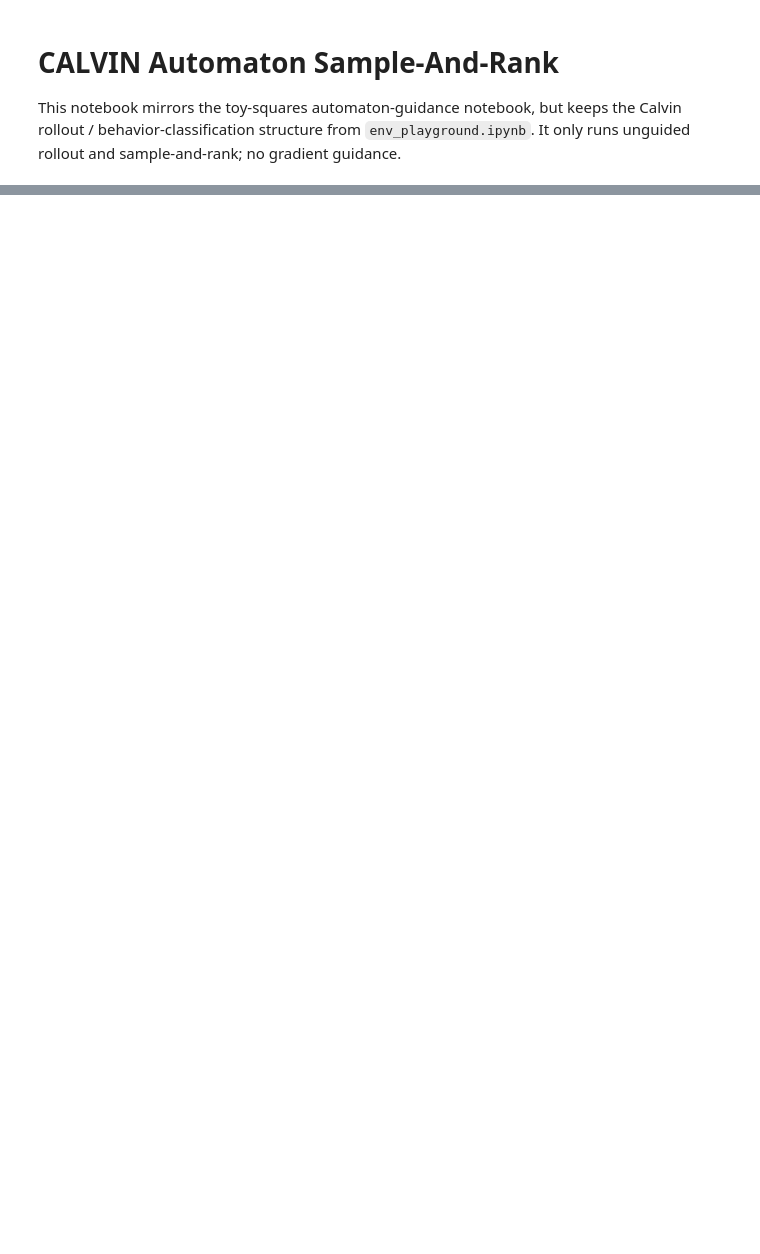
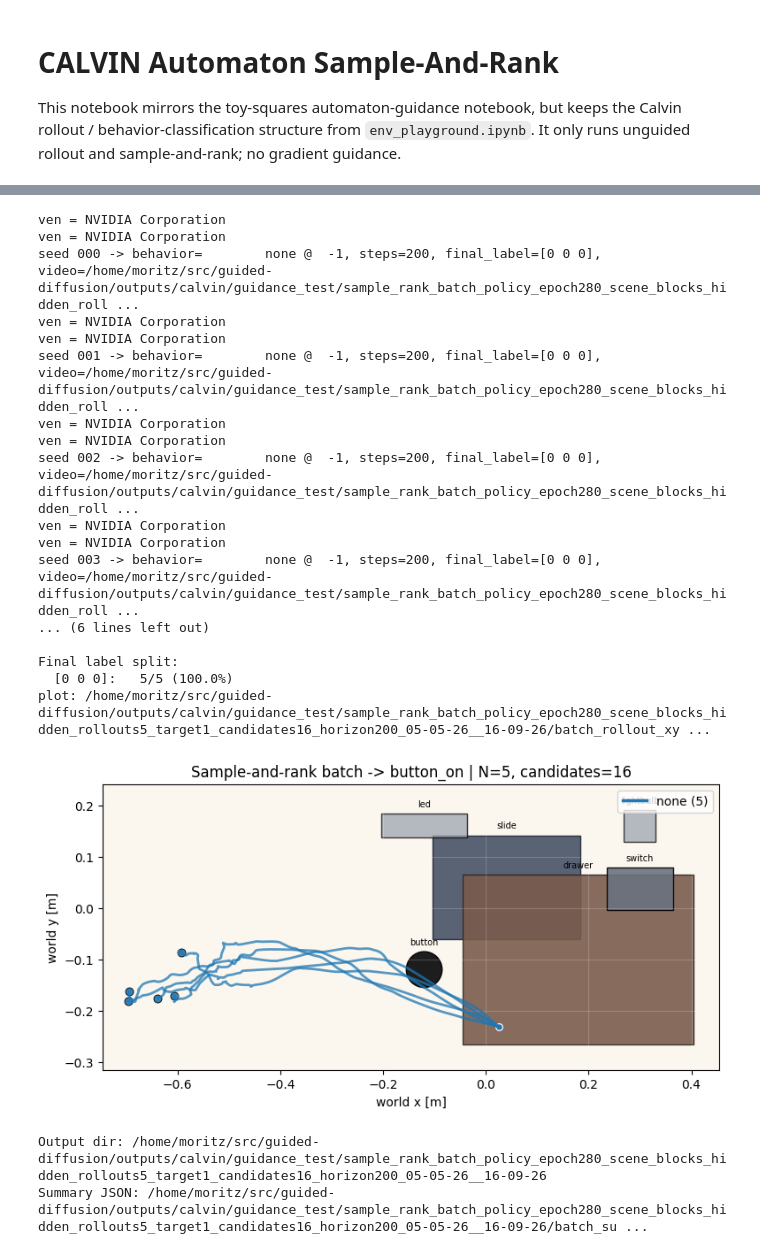
Before and after one commit to moritz-zoellner/guided-diffusion, a Jupyter notebook: calvin_experiments/automaton_guidance_calvin.ipynb, the cells around one changed output, grey strips where cells are left out. Cells and saved outputs as stored; diff of their text form; code cells hidden in the pictures; blank space fills up the shorter version.

```diff
--- a/calvin_experiments/automaton_guidance_calvin.ipynb
+++ b/calvin_experiments/automaton_guidance_calvin.ipynb
@@ -75,8 +83,8 @@ if not AUTOMATON_CKPT_PATH.exists():
 
 device = TorchUtils.get_torch_device(try_to_use_cuda=True)
 policy, ckpt_dict = FileUtils.policy_from_checkpoint(ckpt_path=str(checkpoint_path), device=device, verbose=False)
-env, _ = FileUtils.env_from_checkpoint(ckpt_dict=ckpt_dict, render=False, render_offscreen=True, verbose=False)
-base_env_state = {key: np.asarray(value, dtype=np.float32).copy() for key, value in env.get_state().items()}
+drop_env_quietly(globals())
+env, base_env_state = load_fresh_env_from_checkpoint(ckpt_dict, suppress_output=True)
 
 automaton_model, automaton_stats, automaton_meta = automaton_model_for_eval(AUTOMATON_CKPT_PATH, device)
 print("Loaded policy:", checkpoint_path)
@@ -110,13 +133,19 @@ def rollout_policy_once(
     save_video=True,
     video_cfg=None,
 ):
+    global env, base_env_state
+    drop_env_quietly(globals())
+    env, base_env_state = load_fresh_env_from_checkpoint(
+        ckpt_dict,
+        seed=seed,
+        suppress_output=True,
+    )
+    fixed_scene, fixed_robot, scene_cfg = fixed_scene_robot_from_config(base_env_state, SCENE_CONFIG_PATH)
+
     seed_everything(seed)
-    fixed_scene, fixed_robot, scene_cfg = fixed_scene_robot_from_config(base_env_state, SCENE_CONFIG_PATH)
-    reset_env_to_scene_robot(env, fixed_scene, fixed_robot)
-    scene_snapshot = capture_scene_snapshot(env)
-
     policy.start_episode()
     obs = reset_env_to_scene_robot(env, fixed_scene, fixed_robot)
+    scene_snapshot = capture_scene_snapshot(env)
 
     should_save = output_dir is not None and bool(save_video)
     if should_save and video_cfg is None:
@@ -454,19 +515,40 @@ def run_sample_rank_batch(target_label_idx, n_rollouts=20, seed_start=0, seeds=N
 # %%
 # run sample and rank batch
 # Target labels from label_calvin_world_model.py: 0=switch_on, 1=button_on, 2=drawer_open.
 BATCH_TARGET_LABEL_IDX = 1
-BATCH_N_ROLLOUTS = 50
+BATCH_N_ROLLOUTS = 5
 # Keep this aligned with env_playground.GLOBAL_SEED when comparing N=1/no-guidance baselines.
-BATCH_SEED_START = 2
+BATCH_SEED_START = 0
 BATCH_SEEDS = None  # Optional: set e.g. [2, 3, 7, 11] instead of using BATCH_SEED_START/BATCH_N_ROLLOUTS.
 BATCH_SAMPLE_AND_RANK_N = 16
-BATCH_HORIZON = 100
+BATCH_HORIZON = 200
 
 batch_sample_rank_rollouts, batch_behavior_counts, batch_final_label_counts, batch_output_dir = run_sample_rank_batch(
     target_label_idx=BATCH_TARGET_LABEL_IDX,
     n_rollouts=BATCH_N_ROLLOUTS,
     seed_start=BATCH_SEED_START,
     seeds=BATCH_SEEDS,
     n_candidates=BATCH_SAMPLE_AND_RANK_N,
     horizon=BATCH_HORIZON,
 )
+# %% [output]
+ven = NVIDIA Corporation
+ven = NVIDIA Corporation
+seed 000 -> behavior=        none @  -1, steps=200, final_label=[0 0 0], video=/home/moritz/src/guided-diffusion/outputs/calvin/guidance_test/sample_rank_batch_policy_epoch280_scene_blocks_hidden_roll ...
+ven = NVIDIA Corporation
+ven = NVIDIA Corporation
+seed 001 -> behavior=        none @  -1, steps=200, final_label=[0 0 0], video=/home/moritz/src/guided-diffusion/outputs/calvin/guidance_test/sample_rank_batch_policy_epoch280_scene_blocks_hidden_roll ...
+ven = NVIDIA Corporation
+ven = NVIDIA Corporation
+seed 002 -> behavior=        none @  -1, steps=200, final_label=[0 0 0], video=/home/moritz/src/guided-diffusion/outputs/calvin/guidance_test/sample_rank_batch_policy_epoch280_scene_blocks_hidden_roll ...
+ven = NVIDIA Corporation
+ven = NVIDIA Corporation
+seed 003 -> behavior=        none @  -1, steps=200, final_label=[0 0 0], video=/home/moritz/src/guided-diffusion/outputs/calvin/guidance_test/sample_rank_batch_policy_epoch280_scene_blocks_hidden_roll ...
+... (6 lines left out)
+
+Final label split:
+  [0 0 0]:   5/5 (100.0%)
+plot: /home/moritz/src/guided-diffusion/outputs/calvin/guidance_test/sample_rank_batch_policy_epoch280_scene_blocks_hidden_rollouts5_target1_candidates16_horizon200_05-05-26__16-09-26/batch_rollout_xy ...
+[figure, added]
+Output dir: /home/moritz/src/guided-diffusion/outputs/calvin/guidance_test/sample_rank_batch_policy_epoch280_scene_blocks_hidden_rollouts5_target1_candidates16_horizon200_05-05-26__16-09-26
+Summary JSON: /home/moritz/src/guided-diffusion/outputs/calvin/guidance_test/sample_rank_batch_policy_epoch280_scene_blocks_hidden_rollouts5_target1_candidates16_horizon200_05-05-26__16-09-26/batch_su ...
```
Also changed, not shown: parts of 4 cells of this notebook, 2 other files.
